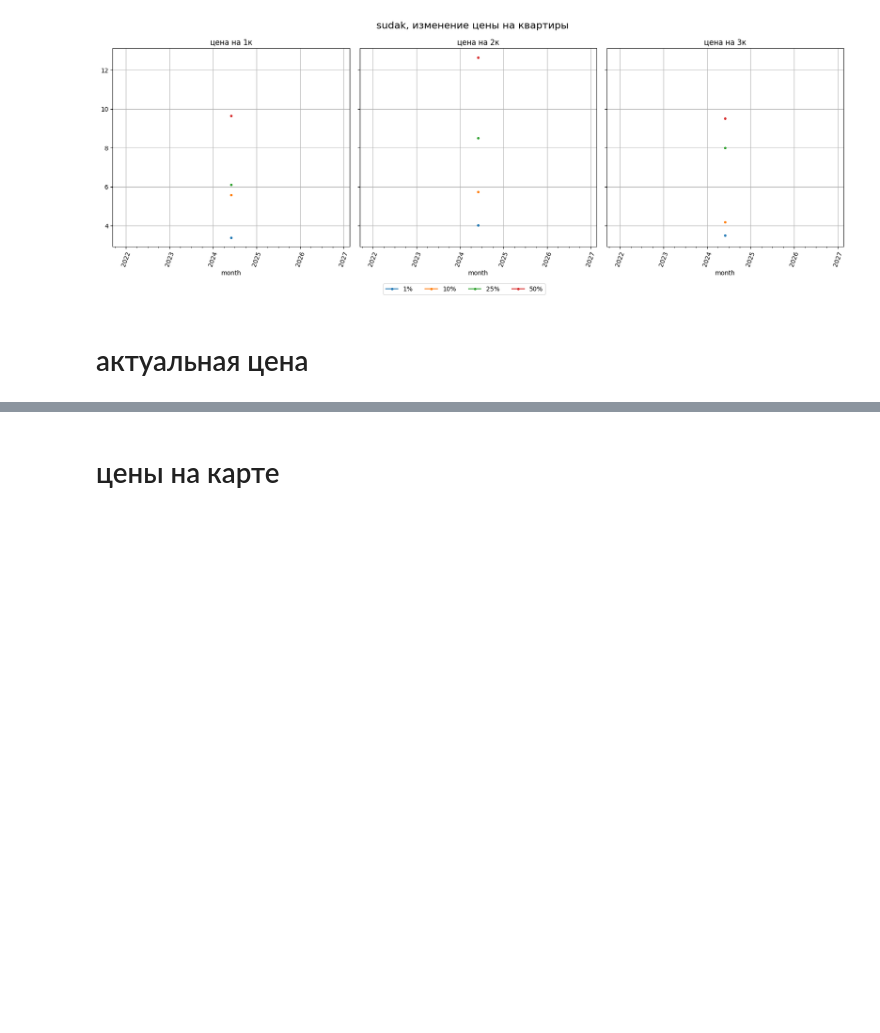
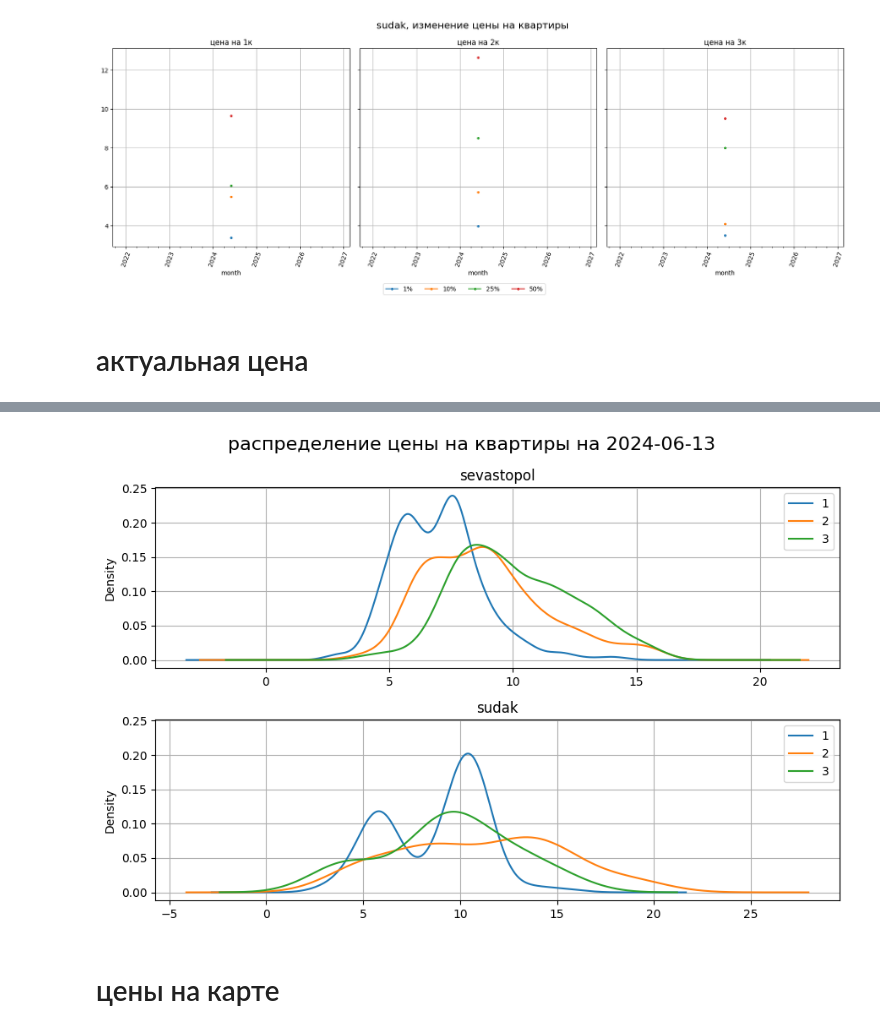
Before and after one commit to smechanoid/avito-parser, a Jupyter notebook: 04-analysis-flat.ipynb, the cells around one changed output, grey strips where cells are left out. Saved outputs shown, nothing was run; the diff lists cells and outputs as text; code cells hidden in the pictures; blank space fills up the shorter version.

```diff
--- a/04-analysis-flat.ipynb
+++ b/04-analysis-flat.ipynb
@@ -338,3 +302,17 @@ gdf_last
+# %%
+places = ['sevastopol','sudak',]
+fig, ax = plt.subplots(len(places),1,figsize=(9,6), sharey=True )
+for i,p in enumerate(places):
+    (
+        gdf_last
+        .query(f'(place=="{p}")&(priceM<{q_95[p]})')
+        .groupby(['nrooms'],,observed=True)
+        ['priceM'].plot.kde(legend=True,ax=ax[i],title=f'{p}', grid=True)
+    )
+fig.suptitle(f'распределение цены на квартиры на '+ str( gdf_last['dt'].max() ), fontsize=16)
+fig.tight_layout()
+# %% [output]
+[figure, added]
 # %% [markdown]
 # цены на карте
 # %%
```
Also changed, not shown: parts of 32 cells of this notebook, 6 other files.
